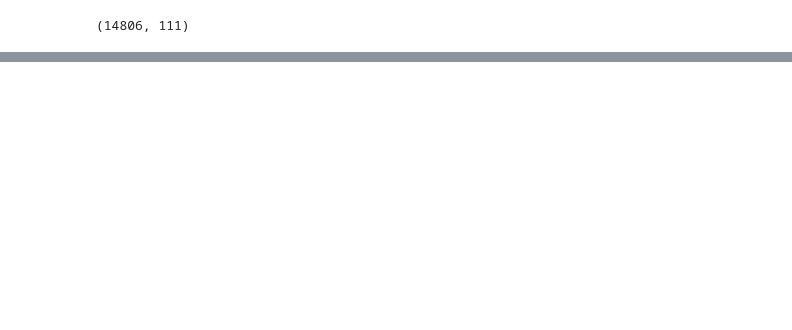
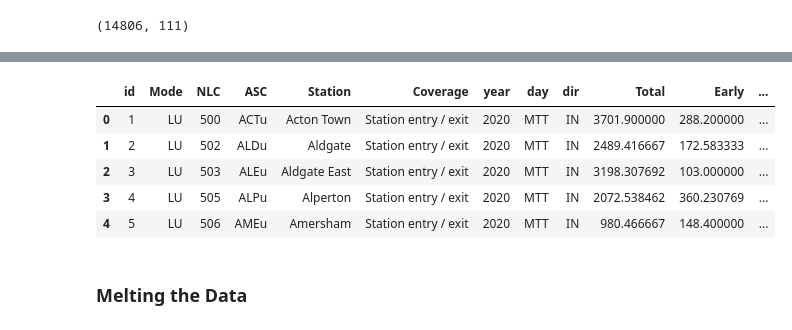
Before and after one commit to chidike10/Towards-a-Tube-Twin-passenger-forecasting-project, a Jupyter notebook: twin_tube.ipynb, the cells around one changed output, grey strips where cells are left out. Saved outputs shown, nothing was run; the diff lists cells and outputs as text; code cells hidden in the pictures; blank space fills up the shorter version.

```diff
--- a/twin_tube.ipynb
+++ b/twin_tube.ipynb
@@ -177,0 +266,18 @@ df2.head(50)
+# %%
+# pop the column 'id' and assign to variable first_name
+first_column = df2.pop('id')
+
+# insert column using insert(position,column_name,
+# first_column) function
+df2.insert(0, 'id', first_column)
+# %%
+df2.head()
+# %% [output]
+|  | id | Mode | NLC | ASC | Station | Coverage | year | day | dir | Total | Early | ... |
+| 0 | 1 | LU | 500 | ACTu | Acton Town | Station entry / exit | 2020 | MTT | IN | 3701.900000 | 288.200000 | ... |
+| 1 | 2 | LU | 502 | ALDu | Aldgate | Station entry / exit | 2020 | MTT | IN | 2489.416667 | 172.583333 | ... |
+| 2 | 3 | LU | 503 | ALEu | Aldgate East | Station entry / exit | 2020 | MTT | IN | 3198.307692 | 103.000000 | ... |
+| 3 | 4 | LU | 505 | ALPu | Alperton | Station entry / exit | 2020 | MTT | IN | 2072.538462 | 360.230769 | ... |
+| 4 | 5 | LU | 506 | AMEu | Amersham | Station entry / exit | 2020 | MTT | IN | 980.466667 | 148.400000 | ... |
+# %% [markdown]
+### Melting the Data
```
Also changed, not shown: parts of 32 cells of this notebook.
